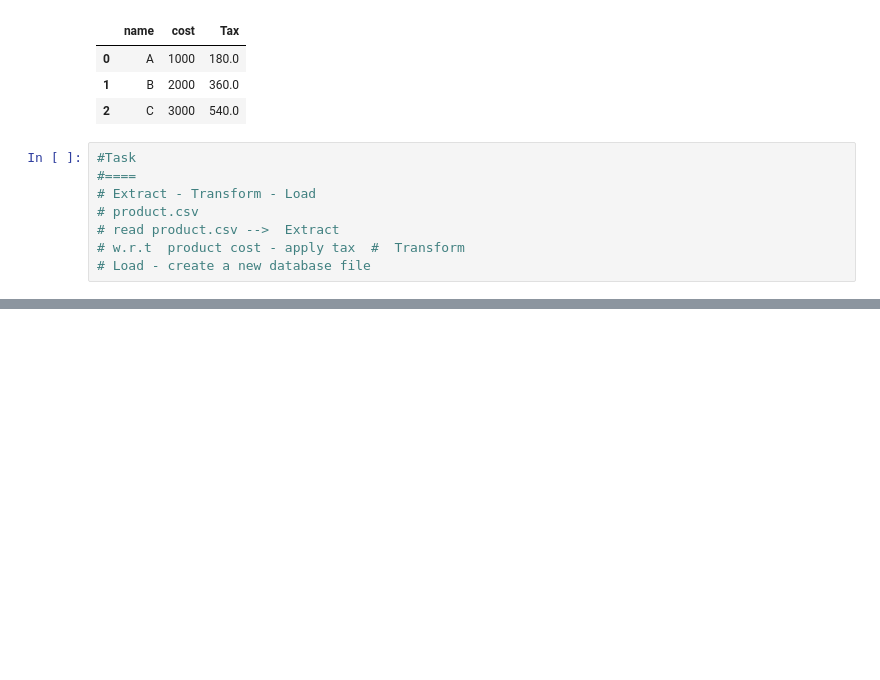
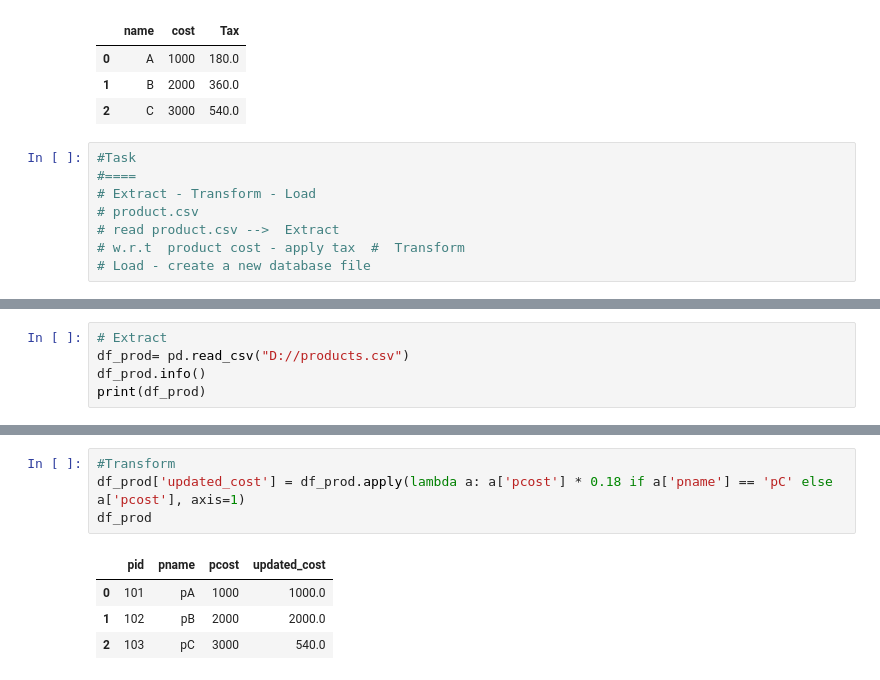
Before and after one commit to krishtheeba/PythonWithAI, a Jupyter notebook: pandas_Jupyter.ipynb, the cells around one changed output, grey strips where cells are left out. Drawn from its saved outputs; the diff is of its cells as text; blank space fills up the shorter version.

```diff
--- a/pandas_Jupyter.ipynb
+++ b/pandas_Jupyter.ipynb
@@ -1416,0 +1431,5 @@ df
+# %%
+# Extract
+df_prod= pd.read_csv("D://products.csv")
+df_prod.info()
+print(df_prod)
@@ -1416,0 +1451,9 @@ df
+# %%
+#Transform
+df_prod['updated_cost'] = df_prod.apply(lambda a: a['pcost'] * 0.18 if a['pname'] == 'pC' else a['pcost'], axis=1)
+df_prod
+# %% [output]
+|  | pid | pname | pcost | updated_cost |
+| 0 | 101 | pA | 1000 | 1000.0 |
+| 1 | 102 | pB | 2000 | 2000.0 |
+| 2 | 103 | pC | 3000 | 540.0 |
```
Also changed, not shown: parts of 11 cells of this notebook.
